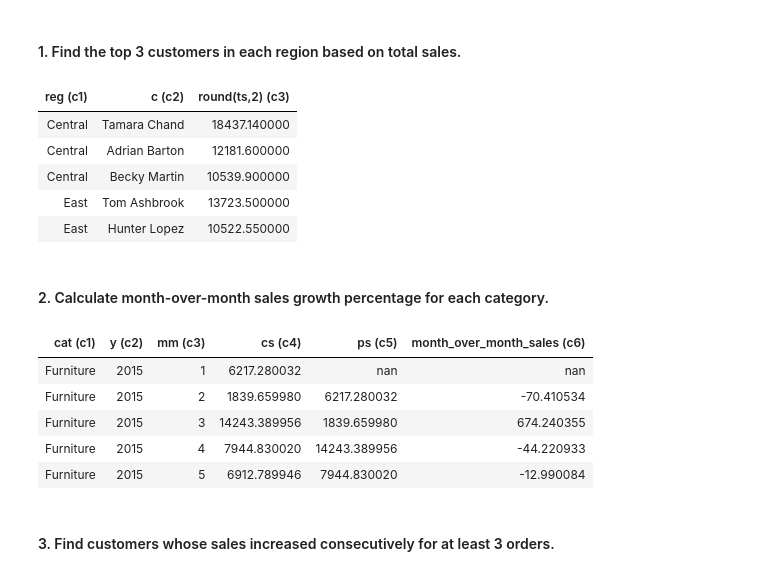
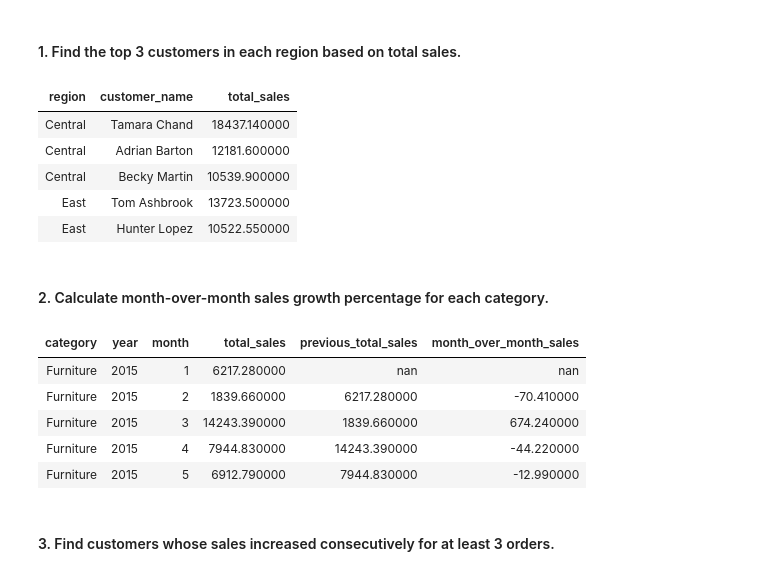
Before and after one commit to VishalShom07/Superstore_Sales, a Jupyter notebook: Data 1 - Main.ipynb, the cells around one changed output. Cells and saved outputs as stored; diff of their text form; code cells hidden in the pictures.

```diff
--- a/Data 1 - Main.ipynb
+++ b/Data 1 - Main.ipynb
@@ -5,7 +5,7 @@ import numpy as np; import pandas as pd; import matplotlib.pyplot as mp; import
 # %% [markdown]
 #### Data
 # %%
-dbd="Superstore Sales"
+dbd="Superstore_Sales"
 # %% [markdown]
 #### Display
 # %%
@@ -178,7 +180,7 @@ dense_rank() over(partition by reg order by sum(s) desc) as drank
 from trains
 group by reg,c
 )
-select reg,c ,round(ts,2)
+select reg as region,c as customer_name ,round(ts,2) as total_sales
 from a
 where drank<=3
 """
@@ -186,10 +188,10 @@ cur.execute(query)
 data=cur.fetchall()
 columns = [col[0] for col in cur.description]
 df = pd.DataFrame(data, columns=columns)
-df = df.rename(columns={col: f"{col} (c{i+1})" for i, col in enumerate(df.columns)})
 display(df.head().style.hide(axis="index").set_properties(**{'text-align': 'left'}).set_table_styles([{'selector': 'th', 'props': [('text-align', 'center')]},{'selector': 'th', 'props': [('border', '1.5px solid white')]},{'selector': 'td', 'props': [('border', '1px solid white')]}]))
+df.to_csv(r"Table 3 - Final/1.Top 3 customes in each region based on total sales.csv",index=False)
 # %% [output]
-| reg (c1) | c (c2) | round(ts,2) (c3) |
+| region | customer_name | total_sales |
 | Central | Tamara Chand | 18437.140000 |
 | Central | Adrian Barton | 12181.600000 |
 | Central | Becky Martin | 10539.900000 |
@@ -200,32 +202,32 @@ display(df.head().style.hide(axis="index").set_properties(**{'text-align': 'left
 # %%
 query="""
 with a as (
 select  cat,
 sum(s) as cs,
 extract(year_month from od) as m,
 extract(month from od) as mm,
 extract(year from od) as y,
 lag(sum(s)) over(partition by cat order by extract(year_month from od)) as ps
 from trains
 group by cat,m,y,mm
 )
-select cat ,y,mm,cs,ps,100.0*(cs-ps)/ps month_over_month_sales
+select cat as category,y as year,mm as month,round(cs,2) as total_sales,round(ps,2) as previous_total_sales,round(100.0*(cs-ps)/ps,2) as month_over_month_sales
 from a
 order by cat,m
 """
 cur.execute(query)
 data=cur.fetchall()
 columns = [col[0] for col in cur.description]
 df = pd.DataFrame(data, columns=columns)
-df = df.rename(columns={col: f"{col} (c{i+1})" for i, col in enumerate(df.columns)})
 display(df.head().style.hide(axis="index").set_properties(**{'text-align': 'left'}).set_table_styles([{'selector': 'th', 'props': [('text-align', 'center')]},{'selector': 'th', 'props': [('border', '1.5px solid white')]},{'selector': 'td', 'props': [('border', '1px solid white')]}]))
+df.to_csv(r"Table 3 - Final/2.Month Over Month sales for each category.csv",index=False)
 # %% [output]
-| cat (c1) | y (c2) | mm (c3) | cs (c4) | ps (c5) | month_over_month_sales (c6) |
-| Furniture | 2015 | 1 | 6217.280032 | nan | nan |
-| Furniture | 2015 | 2 | 1839.659980 | 6217.280032 | -70.410534 |
-| Furniture | 2015 | 3 | 14243.389956 | 1839.659980 | 674.240355 |
-| Furniture | 2015 | 4 | 7944.830020 | 14243.389956 | -44.220933 |
-| Furniture | 2015 | 5 | 6912.789946 | 7944.830020 | -12.990084 |
+| category | year | month | total_sales | previous_total_sales | month_over_month_sales |
+| Furniture | 2015 | 1 | 6217.280000 | nan | nan |
+| Furniture | 2015 | 2 | 1839.660000 | 6217.280000 | -70.410000 |
+| Furniture | 2015 | 3 | 14243.390000 | 1839.660000 | 674.240000 |
+| Furniture | 2015 | 4 | 7944.830000 | 14243.390000 | -44.220000 |
+| Furniture | 2015 | 5 | 6912.790000 | 7944.830000 | -12.990000 |
 # %% [markdown]
 #### 3. Find customers whose sales increased consecutively for at least 3 orders.
 # %%
```
Also changed, not shown: parts of 12 cells of this notebook, 15 other files.
